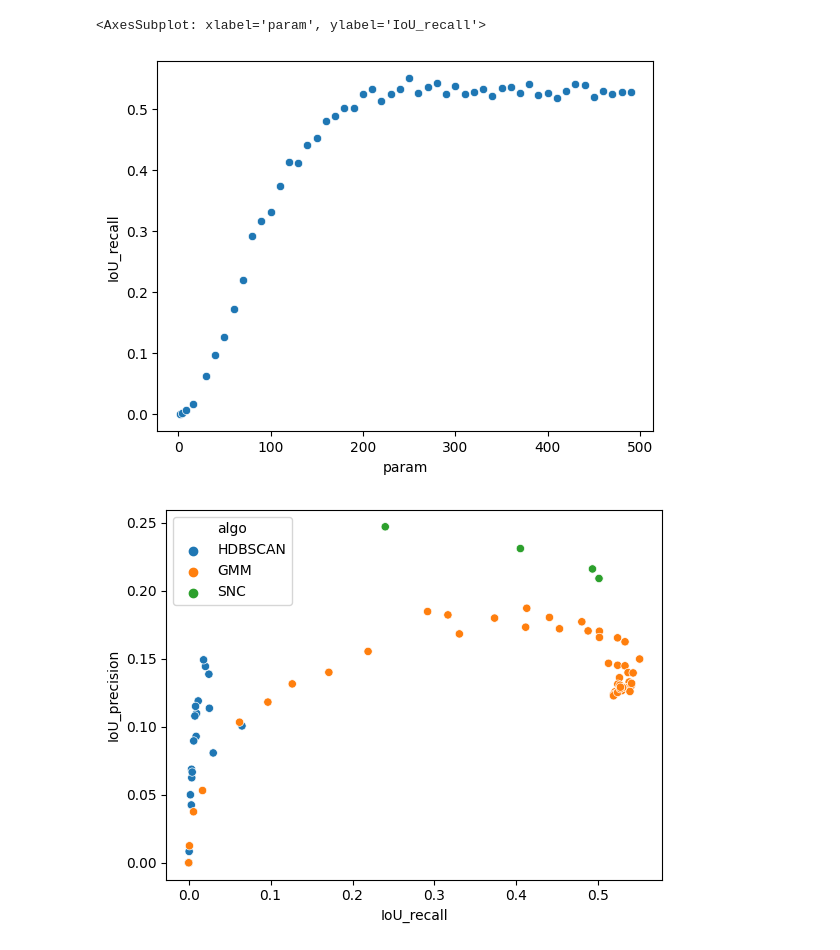
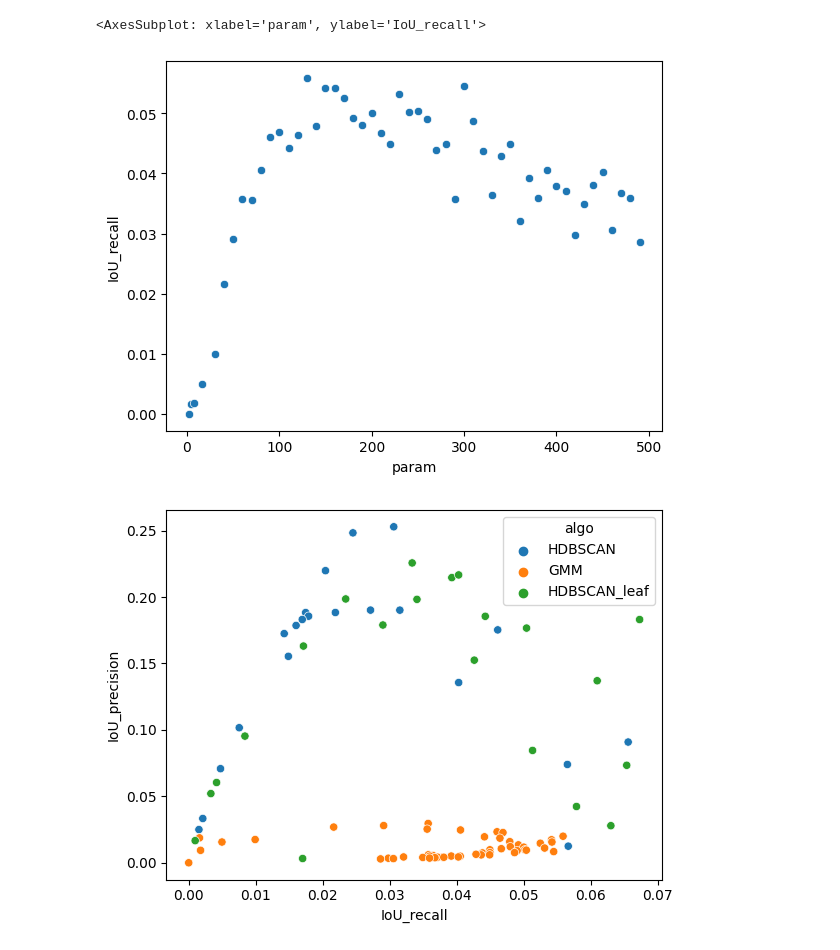
Before and after one commit to michaelyhuang23/Gaia3DR-explore, a Jupyter notebook: notebooks/graphic-gen/plot_cluster_results.ipynb, the cells around one changed output. Cells and saved outputs as stored; diff of their text form; code cells hidden in the pictures.

```diff
--- a/notebooks/graphic-gen/plot_cluster_results.ipynb
+++ b/notebooks/graphic-gen/plot_cluster_results.ipynb
@@ -15,7 +15,7 @@ def transpose_data(data):
     df = pd.DataFrame(data_by_name)
     return df
 # %%
-result_file = '../../results/leaf_hdbscan_caterpillar.json'
+result_file = '../../results/hdbscan_caterpillar.json'
 with open(result_file, 'r') as f:
     data = json.load(f)
 df = transpose_data(data)
@@ -43,15 +43,20 @@ sns.scatterplot(data=df2, x='IoU_recall', y='IoU_precision')
 sns.scatterplot(data=df2, x='param', y='IoU_recall')
 # %% [output]
 <AxesSubplot: xlabel='param', ylabel='IoU_recall'>
-[figure, old version]
+[figure, new version]
+# %%
+result_file = '../../results/leaf_hdbscan_caterpillar.json'
+with open(result_file, 'r') as f:
+    data = json.load(f)
+df3 = transpose_data(data)
 # %%
 df['algo'] = 'HDBSCAN'
 df2['algo'] = 'GMM'
-df3 = pd.DataFrame({'algo':['SNC']*4, 'IoU_recall': [0.24, 0.405, 0.493, 0.501], 'IoU_precision': [0.247, 0.231, 0.216, 0.209]})
+df3['algo'] = 'HDBSCAN_leaf'
 df_total = pd.concat([df, df2, df3], ignore_index=True)
 plot = sns.scatterplot(data=df_total, x='IoU_recall', y='IoU_precision', hue='algo')
 # %% [output]
-[figure, old version]
+[figure, new version]
 # %%
 plot = sns.scatterplot(data=df_total, x='Mode_recall', y='Mode_precision', hue='algo')
 # %% [output]
```
Also changed, not shown: parts of 6 cells of this notebook, 6 other files.
